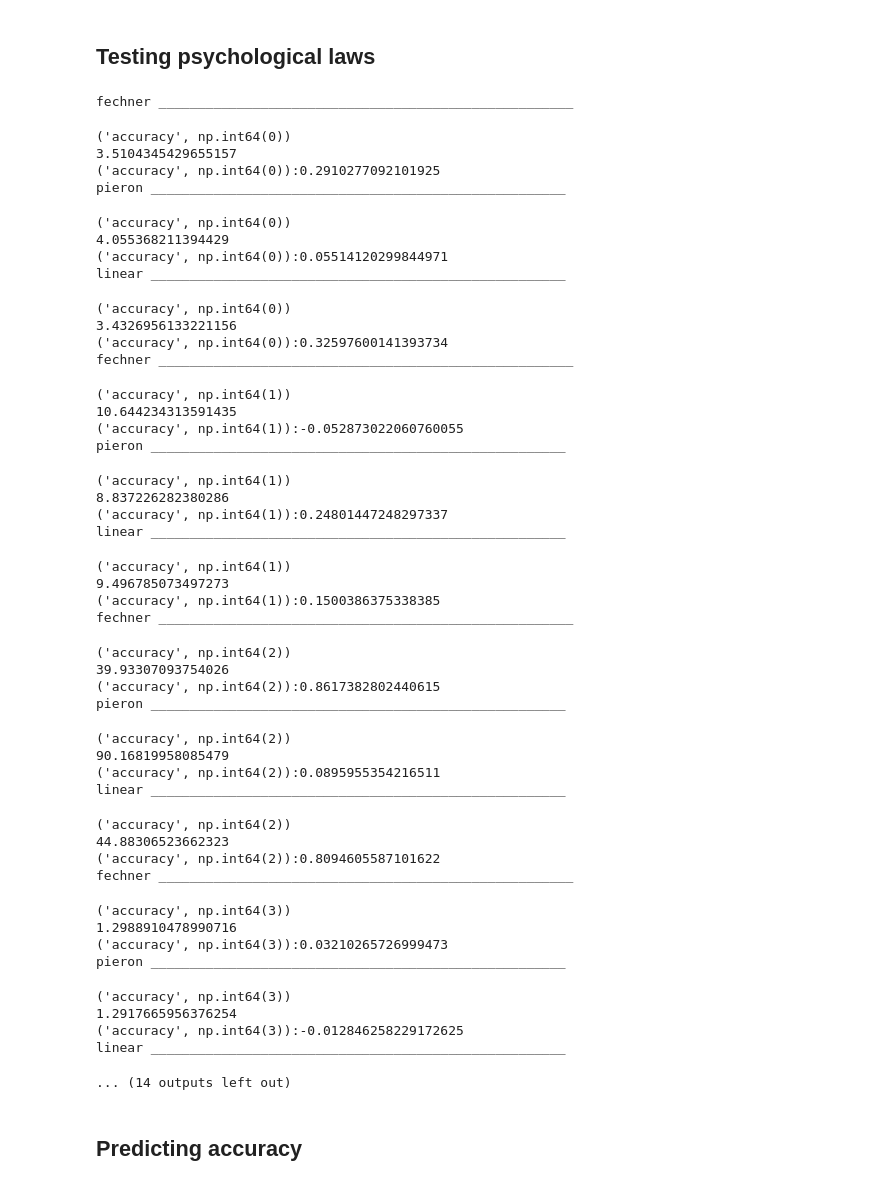
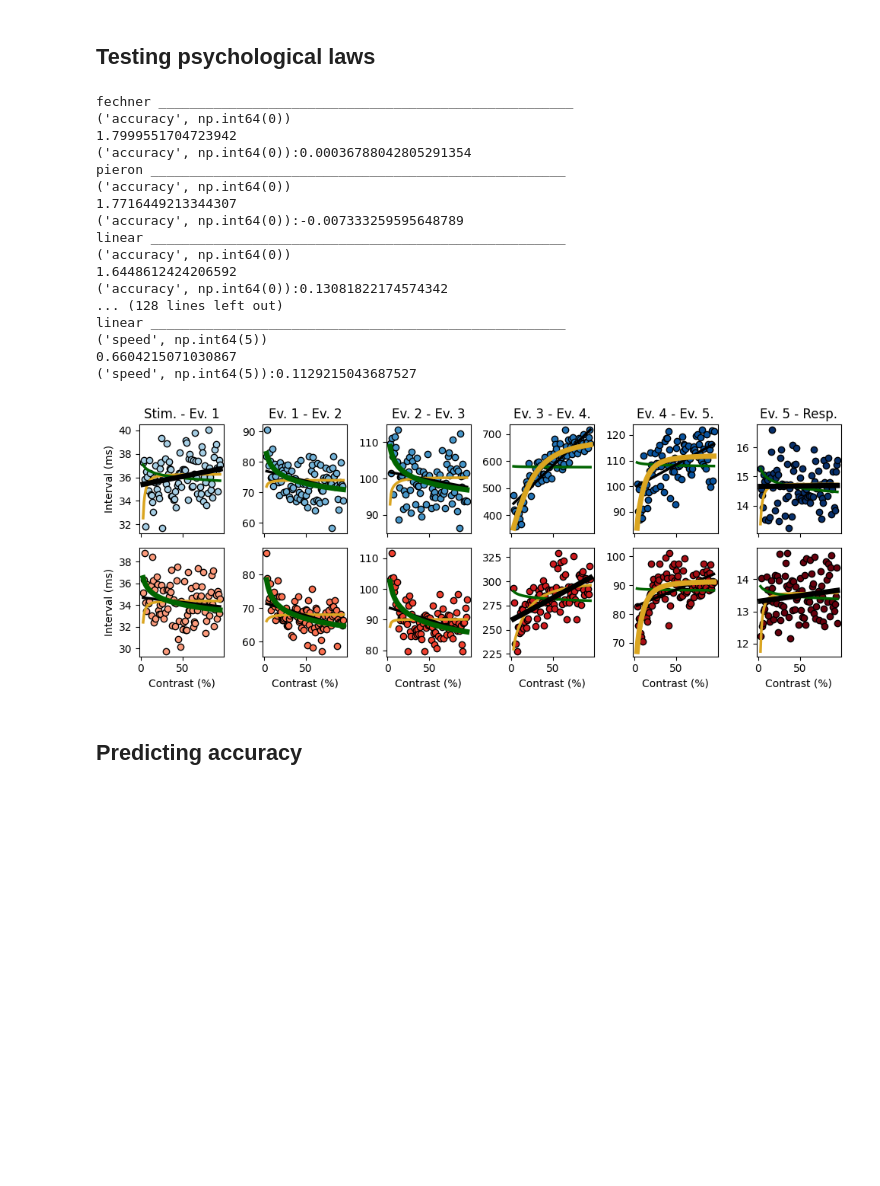
Before and after one commit to GWeindel/decision-times, a Jupyter notebook: 1-HMP_analyses.ipynb, the cells around one changed output. Cells and saved outputs as stored; diff of their text form; code cells hidden in the pictures; blank space fills up the shorter version.

```diff
--- a/1-HMP_analyses.ipynb
+++ b/1-HMP_analyses.ipynb
@@ -304,85 +314,57 @@ stage = {x: plt.cm.Reds(x) for x in stages}
 stage_accuracy = {x: plt.cm.Blues(x) for x in stages}
 color_stages = {'speed':stage, 'accuracy':stage_accuracy}
 
-fig, ax = plt.subplots(2,len(times.event.unique()), figsize=(8,4), sharex=True)
+fig, ax = plt.subplots(2,len(times.event.unique()), figsize=(10,4), sharex=True)
 
-titles = ['Stim. - Ev. 1', 'Ev. 1 - Ev. 2', 'Ev. 2 - Ev. 3', 'Ev. 3 - Resp.']
+titles = ['Stim. - Ev. 1', 'Ev. 1 - Ev. 2', 'Ev. 2 - Ev. 3', 'Ev. 3 - Ev. 4.', 'Ev. 4 - Ev. 5.', 'Ev. 5 - Resp.']
 
 for stage, stage_dat in times.groupby(['condition','event']):
     sat_color_stage = color_stages[stage[0]][list(color_stages[stage[0]].keys())[stage[1]]]
 
     ax[sat_ax[stage[0]], stage[1]].plot(stage_dat.groupby(['contrast','participant']).\
                                 duration.mean().groupby('contrast').mean(),'o', markeredgecolor='k', markerfacecolor=sat_color_stage)
     maes = []
     models = ['fechner','pieron','linear']
     preds_all, fits_all = [], []
     for m in models:
         fits, preds = latency_model_fit(stage_dat, m, 'duration', prefix=stage[0]+'_'+str(stage[1]), loocv=True)
         preds = preds.groupby(['contrast','participant']).mrt.mean().groupby('contrast').mean()
         preds_all.append(preds)
         fits_all.append(np.mean(fits))
         ax[sat_ax[stage[0]], stage[1]].plot(preds, '-', color=color_model[m], lw=2.5)
         print(stage)
         print(fits)
         print(f"{stage}:{r_squared(stage_dat.groupby(['contrast','participant'])['duration'].mean().groupby('contrast').mean(),preds)}")
     winning_m = np.argmin(np.array(fits_all))
     ax[sat_ax[stage[0]], stage[1]].plot(preds_all[winning_m], '-', color=color_model[models[winning_m]], lw=5)
     if sat_ax[stage[0]] == 1:
         ax[sat_ax[stage[0]], stage[1]].set_xlabel('Contrast (%)')
     else:
         ax[sat_ax[stage[0]], stage[1]].set_title(titles[stage[1]])
 ax[0,0].set_ylabel('Interval (ms)')
 ax[1,0].set_ylabel('Interval (ms)')
 
 fig.tight_layout()
 
 fig.savefig('plots/latencies_fit.png',dpi=300,transparent=True,bbox_inches='tight')
 # %% [output]
 fechner _____________________________________________________
+('accuracy', np.int64(0))
+1.7999551704723942
+('accuracy', np.int64(0)):0.00036788042805291354
+pieron _____________________________________________________
+('accuracy', np.int64(0))
+1.7716449213344307
+('accuracy', np.int64(0)):-0.007333259595648789
+linear _____________________________________________________
+('accuracy', np.int64(0))
+1.6448612424206592
+('accuracy', np.int64(0)):0.13081822174574342
+... (128 lines left out)
+linear _____________________________________________________
+('speed', np.int64(5))
+0.6604215071030867
+('speed', np.int64(5)):0.1129215043687527
-('accuracy', np.int64(0))
-3.5104345429655157
-('accuracy', np.int64(0)):0.2910277092101925
-pieron _____________________________________________________
-('accuracy', np.int64(0))
-4.055368211394429
-('accuracy', np.int64(0)):0.05514120299844971
-linear _____________________________________________________
-('accuracy', np.int64(0))
-3.4326956133221156
-('accuracy', np.int64(0)):0.32597600141393734
-fechner _____________________________________________________
-('accuracy', np.int64(1))
-10.644234313591435
-('accuracy', np.int64(1)):-0.052873022060760055
-pieron _____________________________________________________
-('accuracy', np.int64(1))
-8.837226282380286
-('accuracy', np.int64(1)):0.24801447248297337
-linear _____________________________________________________
-('accuracy', np.int64(1))
-9.496785073497273
-('accuracy', np.int64(1)):0.1500386375338385
-fechner _____________________________________________________
-('accuracy', np.int64(2))
-39.93307093754026
-('accuracy', np.int64(2)):0.8617382802440615
-pieron _____________________________________________________
-('accuracy', np.int64(2))
-90.16819958085479
-('accuracy', np.int64(2)):0.0895955354216511
-linear _____________________________________________________
-('accuracy', np.int64(2))
-44.88306523662323
-('accuracy', np.int64(2)):0.8094605587101622
-fechner _____________________________________________________
-('accuracy', np.int64(3))
-1.2988910478990716
-('accuracy', np.int64(3)):0.03210265726999473
-pieron _____________________________________________________
-('accuracy', np.int64(3))
-1.2917665956376254
-('accuracy', np.int64(3)):-0.012846258229172625
-linear _____________________________________________________
-... (14 outputs left out)
+[figure, added]
 # %% [markdown]
 ## Predicting accuracy
```
Also changed, not shown: parts of 20 cells of this notebook, 4 other files.
